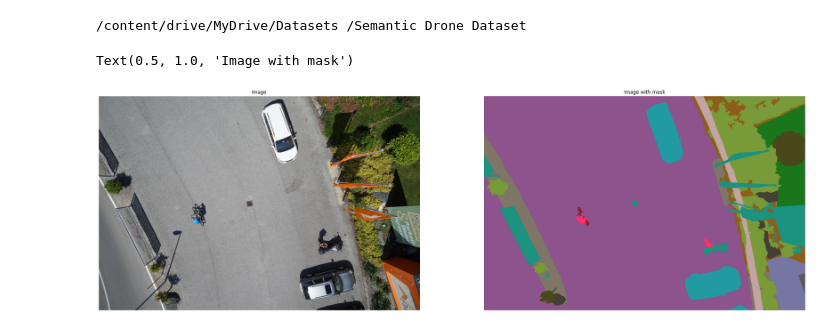
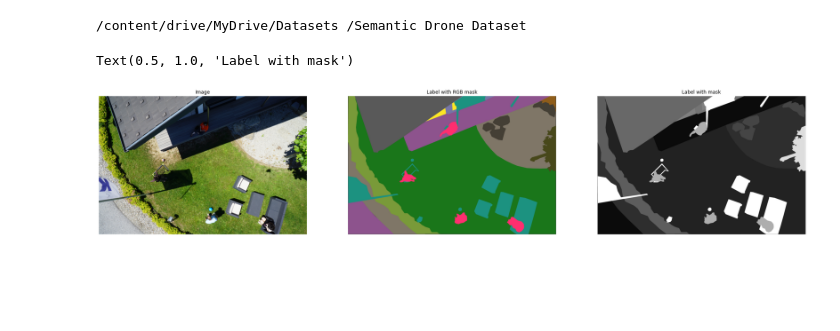
Before and after one commit to gandhisamay/Drone-Cam-Segmentation, a Jupyter notebook: Semantic_Segmentation.ipynb, the cells around one changed output. Saved outputs shown, nothing was run; the diff lists cells and outputs as text; code cells hidden in the pictures; blank space fills up the shorter version.

```diff
--- a/Semantic_Segmentation.ipynb
+++ b/Semantic_Segmentation.ipynb
@@ -49,25 +58,32 @@ DEVICE = 'cuda' if torch.cuda.is_available() else 'cpu'
 LR = 1e-4
 # %%
 #Viewing the images
-images = 'dataset/semantic_drone_dataset/Original_Images/original_images'
-rgb_masks = 'RGB_color_image_masks/RGB_color_image_masks'
+images = 'dataset/semantic_drone_dataset/Original_Images'
+rgb_masks = 'RGB_color_image_masks'
+labels = 'dataset/semantic_drone_dataset/Labels'
 
-image = Image.open(images + '/596.jpg')
-rgb_mask = Image.open(rgb_masks + '/596.png')
+image = Image.open(images + '/original_images/594.jpg')
+rgb_mask = Image.open(rgb_masks + '/RGB_color_image_masks/594.png')
+label = Image.open(labels + '/label_images_semantic/594.png')
 
 fig = plt.figure(figsize=(32,32))
 rows = 1
-columns = 2
+columns = 3
 
 fig.add_subplot(rows,columns,1)
 plt.imshow(image)
 plt.axis('off')
 plt.title("Image")
 
 fig.add_subplot(rows,columns,2)
 plt.imshow(rgb_mask,alpha=0.9)
 plt.axis('off')
-plt.title("Image with mask")
+plt.title("Label with RGB mask")
+
+fig.add_subplot(rows,columns,3)
+plt.imshow(label, cmap='gray')
+plt.axis('off')
+plt.title("Label with mask")
 # %% [output]
-Text(0.5, 1.0, 'Image with mask')
+Text(0.5, 1.0, 'Label with mask')
-[figure, old version]
+[figure, new version]
```
Also changed, not shown: parts of 20 cells of this notebook.
